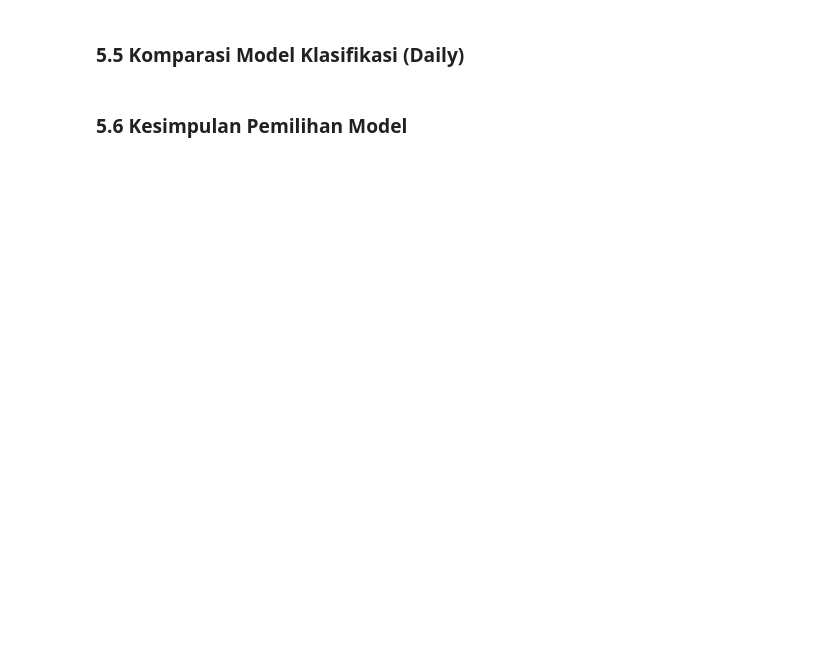
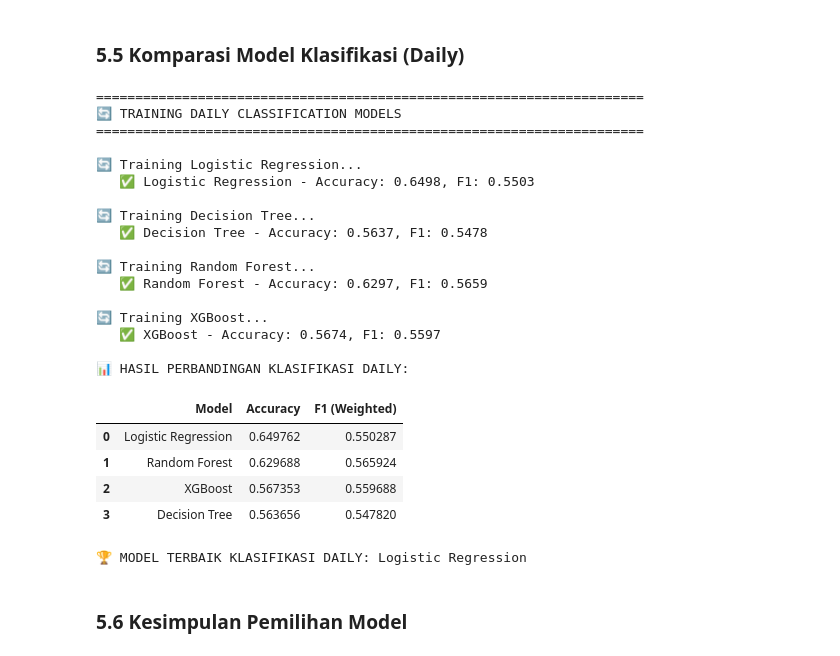
Before and after one commit to AzaniFatturFadhika/weather-iot, a Jupyter notebook: example_v2/model_training/model_selection.ipynb, the cells around one changed output. Drawn from its saved outputs; the diff is of its cells as text; code cells hidden in the pictures; blank space fills up the shorter version.

Commit message:
feat: add model selection for training

```diff
--- a/example_v2/model_training/model_selection.ipynb
+++ b/example_v2/model_training/model_selection.ipynb
@@ -168,0 +253,9 @@ for i, label in enumerate(le_conditions.classes_):
+# %%
+# 2. Label Encoding untuk 'weather_code' (PENTING untuk XGBoost)
+# XGBoost membutuhkan label berupa integer berurutan (0, 1, 2, ...)
+le_weather_code = LabelEncoder()
+df_hourly['weather_code_encoded'] = le_weather_code.fit_transform(df_hourly['weather_code'])
+
+print("📝 Label Encoding untuk 'weather_code':")
+for i, label in enumerate(le_weather_code.classes_):
+    print(f"   {i}: {label}")
@@ -210,0 +329,8 @@ df_daily.head()
+# %%
+# Label Encoding untuk 'weather_code_dominant' (PENTING untuk XGBoost)
+le_weather_code_daily = LabelEncoder()
+df_daily['weather_code_dominant_encoded'] = le_weather_code_daily.fit_transform(df_daily['weather_code_dominant'])
+
+print("📝 Label Encoding untuk 'weather_code_dominant':")
+for i, label in enumerate(le_weather_code_daily.classes_):
+    print(f"   {i}: {label}")
@@ -263,7 +412,7 @@ hourly_feature_cols = [
     'sealevelpressure_lag_1', 'sealevelpressure_lag_24', 'sealevelpressure_rolling_24'
 ]
 hourly_target_reg = ['temp', 'humidity', 'windspeed', 'sealevelpressure']
-hourly_target_clf = 'weather_code'
+hourly_target_clf = 'weather_code_encoded'  # Gunakan encoded untuk XGBoost!
 
 # DAILY Features
 daily_feature_cols = [
@@ -274,7 +423,7 @@ daily_feature_cols = [
     'rain_total_lag_1'
 ]
 daily_target_reg = ['temp_min', 'temp_max', 'temp_mean', 'humidity_avg', 'windspeed_avg', 'pressure_avg']
-daily_target_clf = 'weather_code_dominant'
+daily_target_clf = 'weather_code_dominant_encoded'  # Gunakan encoded untuk XGBoost!
 
 # Pisahkan X dan y untuk HOURLY
 X_hourly_train = hourly_train[hourly_feature_cols]
@@ -351,7 +531,16 @@ classification_models = {
 }
 
 if XGBOOST_AVAILABLE:
-    classification_models['XGBoost'] = XGBClassifier(n_estimators=100, random_state=42, n_jobs=-1, verbosity=0)
+    # XGBoost membutuhkan num_class untuk multiclass klasifikasi
+    num_classes_hourly = len(le_weather_code.classes_)
+    classification_models['XGBoost'] = XGBClassifier(
+        n_estimators=100,
+        random_state=42,
+        n_jobs=-1,
+        verbosity=0,
+        objective='multi:softmax',
+        num_class=num_classes_hourly
+    )
 # %%
 # Training HOURLY Classification Models
 print("="*70)
@@ -430,36 +671,68 @@ print("="*70)
 daily_clf_results = []
 
 # Re-initialize models
+num_classes_daily = len(le_weather_code_daily.classes_)
 classification_models_daily = {
     'Logistic Regression': LogisticRegression(max_iter=1000, random_state=42, n_jobs=-1),
     'Decision Tree': DecisionTreeClassifier(random_state=42, max_depth=10),
     'Random Forest': RandomForestClassifier(n_estimators=100, random_state=42, n_jobs=-1),
 }
 if XGBOOST_AVAILABLE:
-    classification_models_daily['XGBoost'] = XGBClassifier(n_estimators=100, random_state=42, n_jobs=-1, verbosity=0)
+    classification_models_daily['XGBoost'] = XGBClassifier(
+        n_estimators=100,
+        random_state=42,
+        n_jobs=-1,
+        verbosity=0,
+        objective='multi:softmax',
+        num_class=num_classes_daily
+    )
 
 for name, model in classification_models_daily.items():
     print(f"\n🔄 Training {name}...")
     model.fit(X_daily_train, y_daily_train_clf)
     y_pred = model.predict(X_daily_test)
 
     accuracy = accuracy_score(y_daily_test_clf, y_pred)
     f1_weighted = f1_score(y_daily_test_clf, y_pred, average='weighted', zero_division=0)
 
     daily_clf_results.append({
         'Model': name,
         'Accuracy': accuracy,
         'F1 (Weighted)': f1_weighted
     })
 
     print(f"   ✅ {name} - Accuracy: {accuracy:.4f}, F1: {f1_weighted:.4f}")
 
 df_daily_clf = pd.DataFrame(daily_clf_results).sort_values('Accuracy', ascending=False)
 print("\n📊 HASIL PERBANDINGAN KLASIFIKASI DAILY:")
 display(df_daily_clf.reset_index(drop=True))
 
 best_daily_clf_model = df_daily_clf.iloc[0]['Model']
 print(f"\n🏆 MODEL TERBAIK KLASIFIKASI DAILY: {best_daily_clf_model}")
+# %% [output]
+======================================================================
+🔄 TRAINING DAILY CLASSIFICATION MODELS
+======================================================================
+
+🔄 Training Logistic Regression...
+   ✅ Logistic Regression - Accuracy: 0.6498, F1: 0.5503
+
+🔄 Training Decision Tree...
+   ✅ Decision Tree - Accuracy: 0.5637, F1: 0.5478
+
+🔄 Training Random Forest...
+   ✅ Random Forest - Accuracy: 0.6297, F1: 0.5659
+
+🔄 Training XGBoost...
+   ✅ XGBoost - Accuracy: 0.5674, F1: 0.5597
+
+📊 HASIL PERBANDINGAN KLASIFIKASI DAILY:
+|  | Model | Accuracy | F1 (Weighted) |
+| 0 | Logistic Regression | 0.649762 | 0.550287 |
+| 1 | Random Forest | 0.629688 | 0.565924 |
+| 2 | XGBoost | 0.567353 | 0.559688 |
+| 3 | Decision Tree | 0.563656 | 0.547820 |
+🏆 MODEL TERBAIK KLASIFIKASI DAILY: Logistic Regression
 # %% [markdown]
 ### 5.6 Kesimpulan Pemilihan Model
 # %%
```
Also changed, not shown: parts of 28 cells of this notebook.
